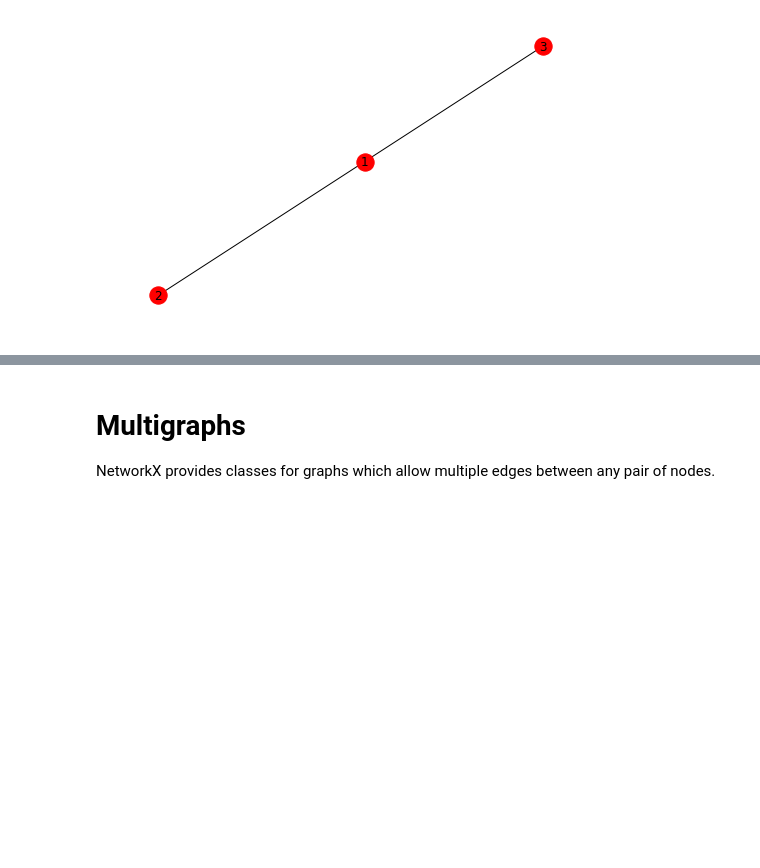
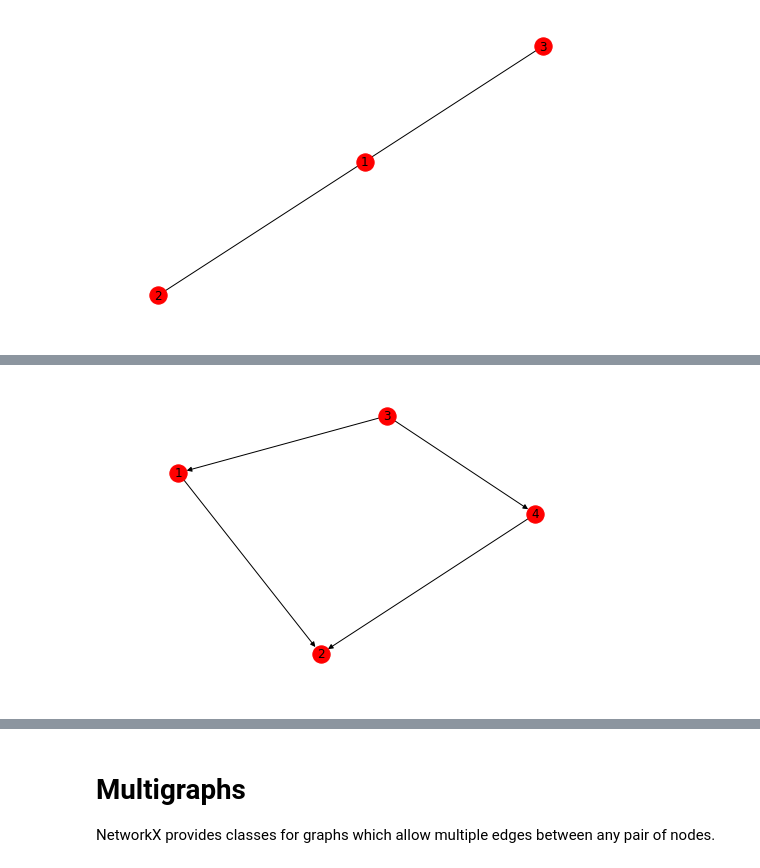
Before and after one commit to Falcon43/Python, a Jupyter notebook: datastructures/networkx.ipynb, the cells around one changed output, grey strips where cells are left out. Drawn from its saved outputs; the diff is of its cells as text; code cells hidden in the pictures; blank space fills up the shorter version.

```diff
--- a/datastructures/networkx.ipynb
+++ b/datastructures/networkx.ipynb
@@ -321,0 +382,4 @@ nx.draw(H, with_labels = True)
+# %%
+nx.draw(DG, with_labels = True)
+# %% [output]
+[figure, added]
```
Also changed, not shown: parts of 14 cells of this notebook.
